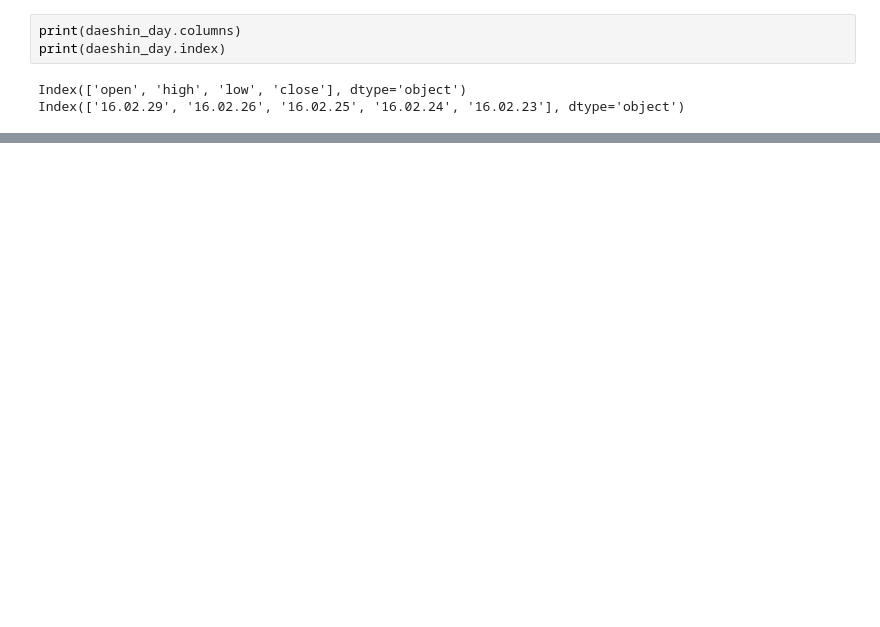
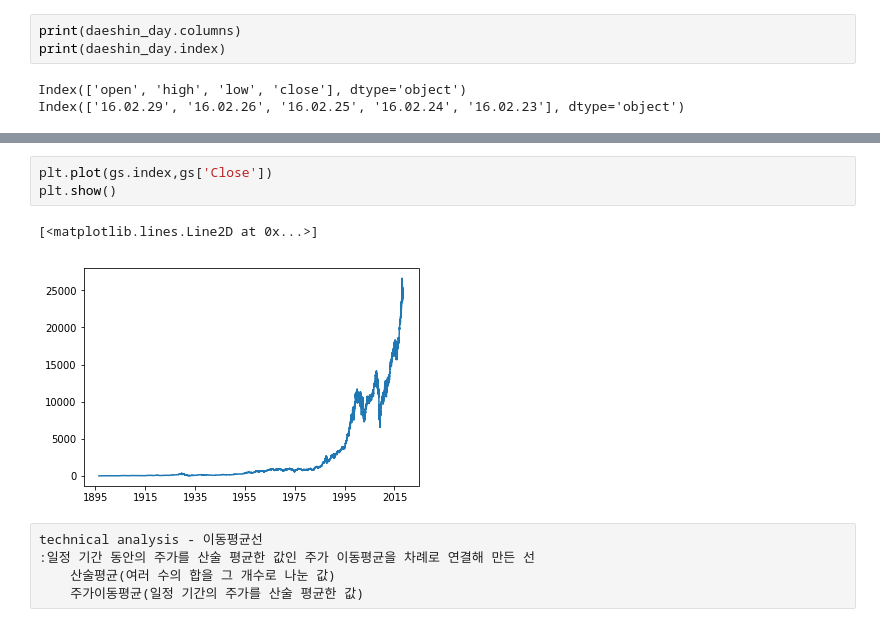
Before and after one commit to gudrb/test, a Jupyter notebook: pandas_re.ipynb, the cells around one changed output, grey strips where cells are left out. Drawn from its saved outputs; the diff is of its cells as text; blank space fills up the shorter version.

```diff
--- a/pandas_re.ipynb
+++ b/pandas_re.ipynb
@@ -70,0 +146,11 @@ Index(['16.02.29', '16.02.26', '16.02.25', '16.02.24', '16.02.23'], dtype='objec
+# %%
+plt.plot(gs.index,gs['Close'])
+plt.show()
+# %% [output]
+[<matplotlib.lines.Line2D at 0x...>]
+[figure, added]
+# %%
+technical analysis - 이동평균선
+:일정 기간 동안의 주가를 산술 평균한 값인 주가 이동평균을 차례로 연결해 만든 선
+    산술평균(여러 수의 합을 그 개수로 나눈 값)
+    주가이동평균(일정 기간의 주가를 산술 평균한 값)
```
Also changed, not shown: parts of 23 cells of this notebook.
